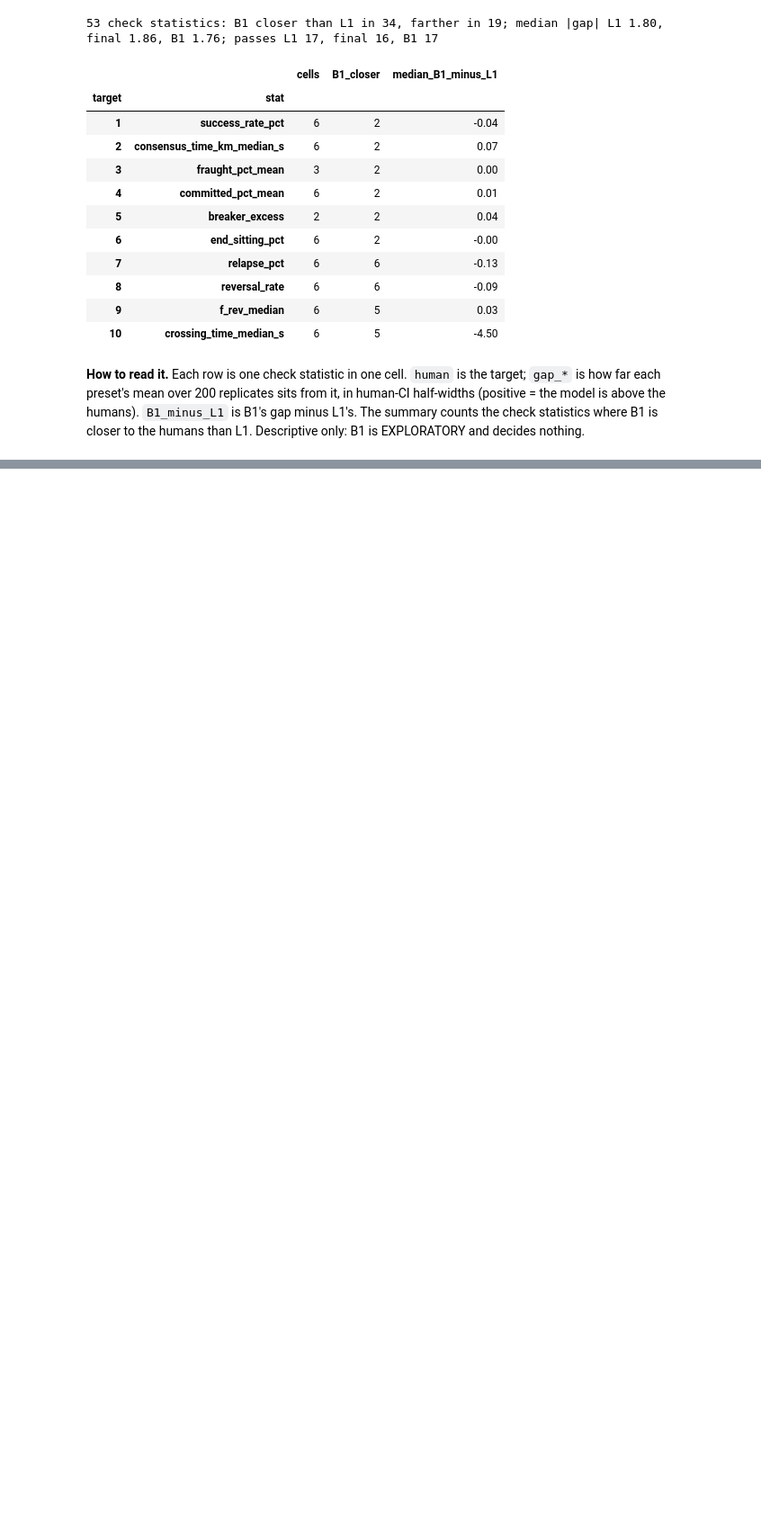
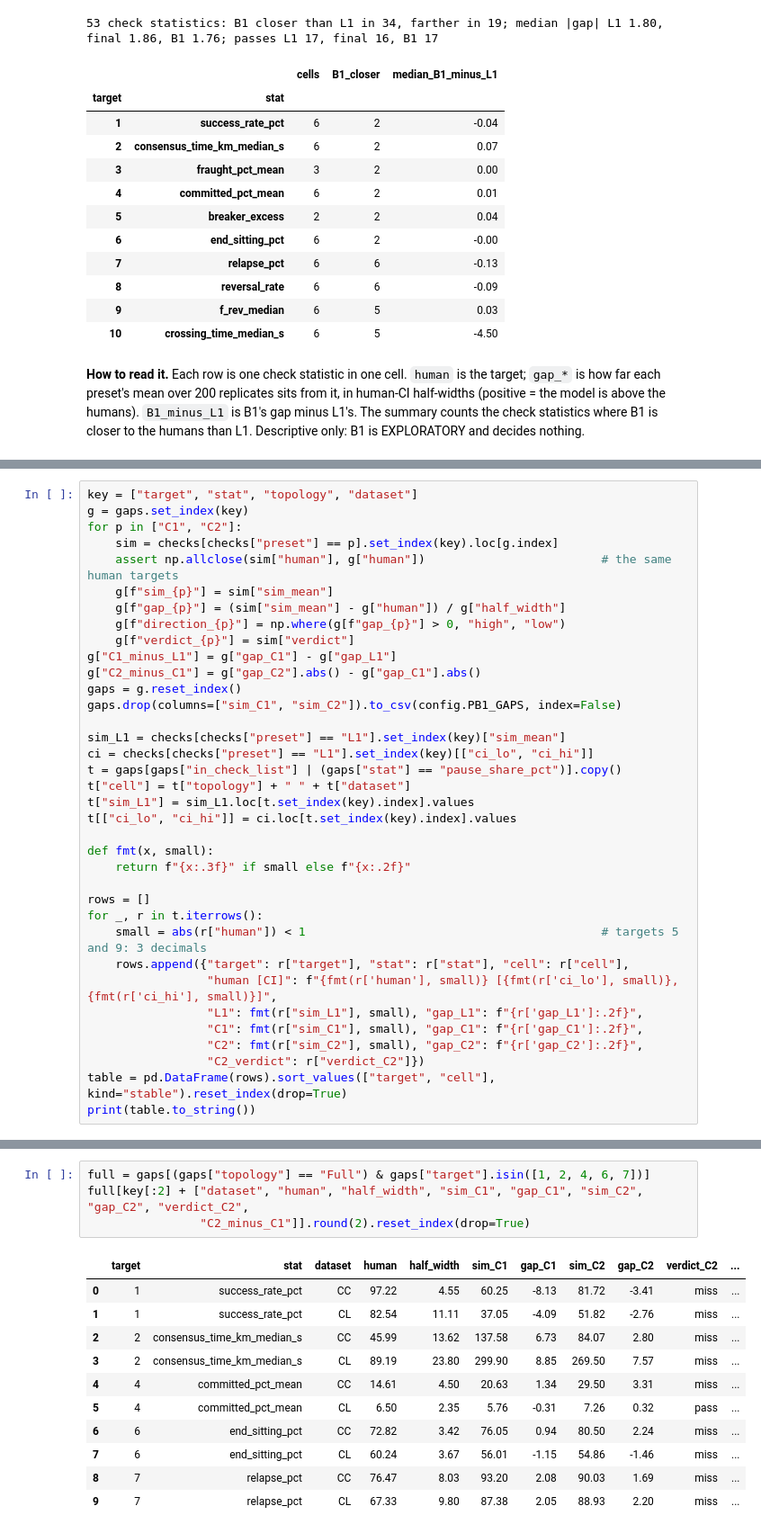
Before and after one commit to Aalokeparno/slider_game, a Jupyter notebook: notebooks/path1/pB1_gaps.ipynb, the cells around one changed output, grey strips where cells are left out. Shown at 90% size. Saved outputs shown, nothing was run; the diff lists cells and outputs as text; blank space fills up the shorter version.

```diff
--- a/notebooks/path1/pB1_gaps.ipynb
+++ b/notebooks/path1/pB1_gaps.ipynb
@@ -81,0 +117,36 @@ c.assign(abs_change=c["gap_B1"].abs() - c["gap_L1"].abs()).groupby(["target", "s
+# %%
+key = ["target", "stat", "topology", "dataset"]
+g = gaps.set_index(key)
+for p in ["C1", "C2"]:
+    sim = checks[checks["preset"] == p].set_index(key).loc[g.index]
+    assert np.allclose(sim["human"], g["human"])                         # the same human targets
+    g[f"sim_{p}"] = sim["sim_mean"]
+    g[f"gap_{p}"] = (sim["sim_mean"] - g["human"]) / g["half_width"]
+    g[f"direction_{p}"] = np.where(g[f"gap_{p}"] > 0, "high", "low")
+    g[f"verdict_{p}"] = sim["verdict"]
+g["C1_minus_L1"] = g["gap_C1"] - g["gap_L1"]
+g["C2_minus_C1"] = g["gap_C2"].abs() - g["gap_C1"].abs()
+gaps = g.reset_index()
+gaps.drop(columns=["sim_C1", "sim_C2"]).to_csv(config.PB1_GAPS, index=False)
+
+sim_L1 = checks[checks["preset"] == "L1"].set_index(key)["sim_mean"]
+ci = checks[checks["preset"] == "L1"].set_index(key)[["ci_lo", "ci_hi"]]
+t = gaps[gaps["in_check_list"] | (gaps["stat"] == "pause_share_pct")].copy()
+t["cell"] = t["topology"] + " " + t["dataset"]
+t["sim_L1"] = sim_L1.loc[t.set_index(key).index].values
+t[["ci_lo", "ci_hi"]] = ci.loc[t.set_index(key).index].values
+
+def fmt(x, small):
+    return f"{x:.3f}" if small else f"{x:.2f}"
+
+rows = []
+for _, r in t.iterrows():
+    small = abs(r["human"]) < 1                                          # targets 5 and 9: 3 decimals
+    rows.append({"target": r["target"], "stat": r["stat"], "cell": r["cell"],
+                 "human [CI]": f"{fmt(r['human'], small)} [{fmt(r['ci_lo'], small)}, {fmt(r['ci_hi'], small)}]",
+                 "L1": fmt(r["sim_L1"], small), "gap_L1": f"{r['gap_L1']:.2f}",
+                 "C1": fmt(r["sim_C1"], small), "gap_C1": f"{r['gap_C1']:.2f}",
+                 "C2": fmt(r["sim_C2"], small), "gap_C2": f"{r['gap_C2']:.2f}",
+                 "C2_verdict": r["verdict_C2"]})
+table = pd.DataFrame(rows).sort_values(["target", "cell"], kind="stable").reset_index(drop=True)
+print(table.to_string())
@@ -81,0 +191,16 @@ c.assign(abs_change=c["gap_B1"].abs() - c["gap_L1"].abs()).groupby(["target", "s
+# %%
+full = gaps[(gaps["topology"] == "Full") & gaps["target"].isin([1, 2, 4, 6, 7])]
+full[key[:2] + ["dataset", "human", "half_width", "sim_C1", "gap_C1", "sim_C2", "gap_C2", "verdict_C2",
+                "C2_minus_C1"]].round(2).reset_index(drop=True)
+# %% [output]
+|  | target | stat | dataset | human | half_width | sim_C1 | gap_C1 | sim_C2 | gap_C2 | verdict_C2 | ... |
+| 0 | 1 | success_rate_pct | CC | 97.22 | 4.55 | 60.25 | -8.13 | 81.72 | -3.41 | miss | ... |
+| 1 | 1 | success_rate_pct | CL | 82.54 | 11.11 | 37.05 | -4.09 | 51.82 | -2.76 | miss | ... |
+| 2 | 2 | consensus_time_km_median_s | CC | 45.99 | 13.62 | 137.58 | 6.73 | 84.07 | 2.80 | miss | ... |
+| 3 | 2 | consensus_time_km_median_s | CL | 89.19 | 23.80 | 299.90 | 8.85 | 269.50 | 7.57 | miss | ... |
+| 4 | 4 | committed_pct_mean | CC | 14.61 | 4.50 | 20.63 | 1.34 | 29.50 | 3.31 | miss | ... |
+| 5 | 4 | committed_pct_mean | CL | 6.50 | 2.35 | 5.76 | -0.31 | 7.26 | 0.32 | pass | ... |
+| 6 | 6 | end_sitting_pct | CC | 72.82 | 3.42 | 76.05 | 0.94 | 80.50 | 2.24 | miss | ... |
+| 7 | 6 | end_sitting_pct | CL | 60.24 | 3.67 | 56.01 | -1.15 | 54.86 | -1.46 | miss | ... |
+| 8 | 7 | relapse_pct | CC | 76.47 | 8.03 | 93.20 | 2.08 | 90.03 | 1.69 | miss | ... |
+| 9 | 7 | relapse_pct | CL | 67.33 | 9.80 | 87.38 | 2.05 | 88.93 | 2.20 | miss | ... |
```
Also changed, not shown: parts of 7 cells of this notebook, 2 other files.
